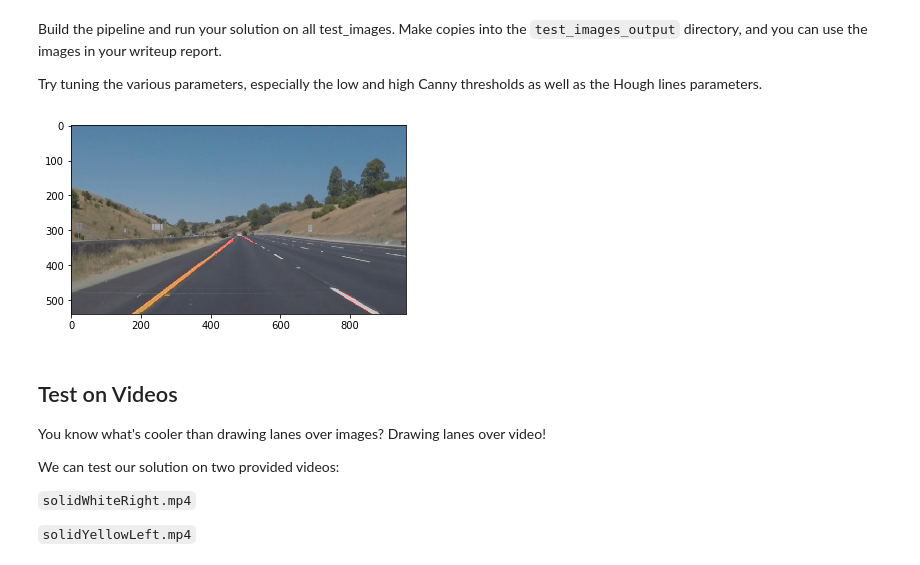
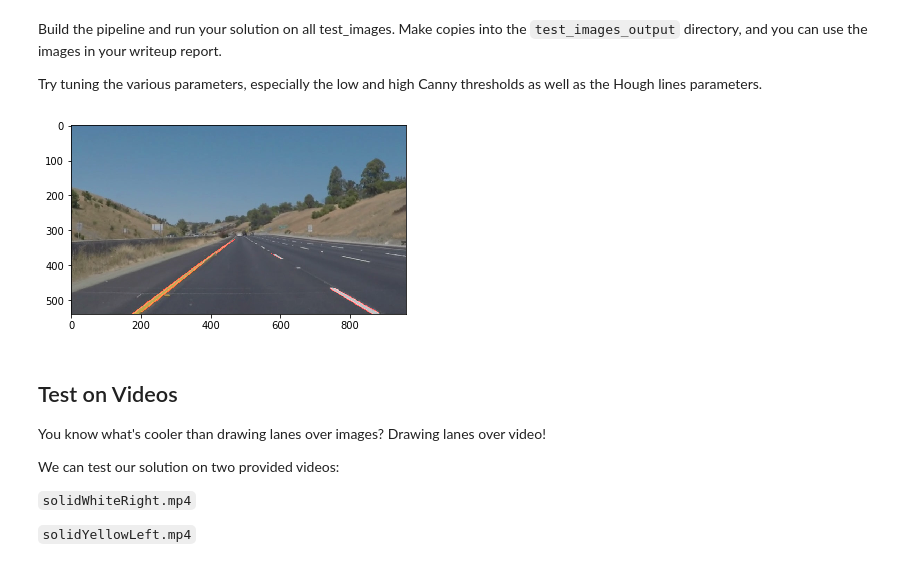
Before and after one commit to Rob-Crane/CarND-P1-LaneLines, a Jupyter notebook: P1.ipynb, the cells around one changed output. Saved outputs shown, nothing was run; the diff lists cells and outputs as text; code cells hidden in the pictures.

Commit message:
Cleaned up test_pipeline and began README edits

```diff
--- a/P1.ipynb
+++ b/P1.ipynb
@@ -193,47 +193,52 @@ Build the pipeline and run your solution on all test_images. Make copies into th
 
 Try tuning the various parameters, especially the low and high Canny thresholds as well as the Hough lines parameters.
 # %%
-# TODO: Build your pipeline that will draw lane lines on the test_images
-# then save them to the test_images_output directory.
 def test_pipeline(img_file, out_file):
+    """Tests lane detection and saves result
+
+    Tests pipeline of image processing to detect lane lines.  Output
+    image is input image with estimated lane location overlain.
+
+    Args:
+        img_file: name of input image file (string)
+        out_file: name of output image file (string)
+    """
+
     img = mpimg.imread(img_file)
+    bw = grayscale(img)
+    blurred = gaussian_blur(bw, kernel_size=5)
+    edges = canny(blurred, low_threshold=50, high_threshold=150)
+    lines = hough_lines(edges,
+                        rho=2,
+                        theta=np.pi/180,
+                        threshold=15,
+                        min_line_len=40,
+                        max_line_gap=20)
 
-    # calculate polygon mask
-    top = 315 / 540.0 * img.shape[0]
+    # calculate a polygon mask, not assuming input is 540x940
+    # even though all examples are
+    top = 325 / 540.0 * img.shape[0]
     bot = img.shape[0]
     x_lb, x_lt, x_rt, x_rb = 120 / 960 * img.shape[1], \
                              470 / 960 * img.shape[1], \
                              490 / 960 * img.shape[1], \
                              920 / 960 * img.shape[1]
-
-    fill_polys = np.array([[[x_lb, bot], [x_lt, top], [x_rt, top], [x_rb, bot]]],
-                         dtype = int) #input to cv.fillPoly takes array of polygons
-
-    bw = grayscale(img)
-    blurred = gaussian_blur(bw, 5)
-    edges = canny(blurred, 50, 150)
-
-    rho = 2
-    theta = np.pi / 180
-    threshold = 15
-    min_line_length = 30
-    max_line_gap = 5
-
-    plt.imshow(edges)
-
-    lines = hough_lines(edges, rho, theta, threshold,
-                       min_line_length, max_line_gap)
-    linesp = cv2.HoughLinesP(edges, rho, theta, threshold, np.array([]), min_line_length, max_line_gap)
+    fill_polys = np.array([[[x_lb, bot],
+                            [x_lt, top],
+                            [x_rt, top],
+                            [x_rb, bot]]],
+                            dtype = int)
 
     masked = region_of_interest(lines, fill_polys)
-    plt.imshow(weighted_img(masked, img))
+    res = weighted_img(masked, img)
+    plt.imshow(res)
+    mpimg.imsave(out_file, res)
 
-
-test_pipeline('test_images/whiteCarLaneSwitch.jpg', 'foo')
+test_pipeline('test_images/whiteCarLaneSwitch.jpg', 'test_images_output/test.png')
 
 #plt.imshow(canny, cmap = 'Greys_r')
 # %% [output]
-[figure, old version]
+[figure, new version]
 # %% [markdown]
 ## Test on Videos
 
```
Also changed, not shown: parts of 3 cells of this notebook, 1 other file.
